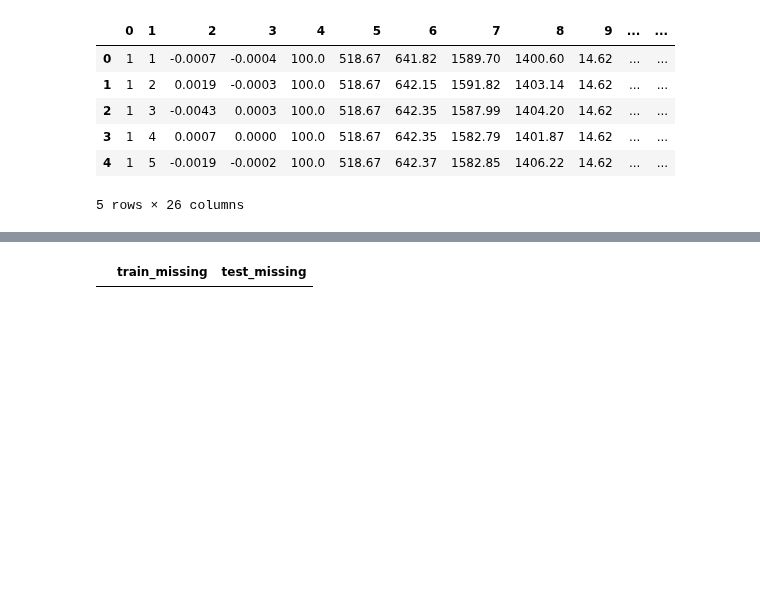
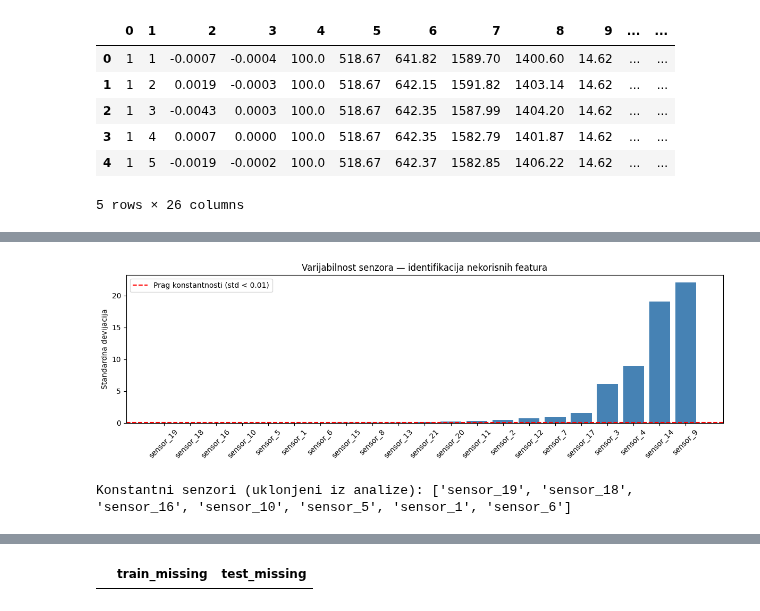
Before and after one commit to mdzafic/uq-predictive-maintenance-framework, a Jupyter notebook: code/uq_predictive_maintenance_framework.ipynb, the cells around one changed output, grey strips where cells are left out. Drawn from its saved outputs; the diff is of its cells as text; code cells hidden in the pictures; blank space fills up the shorter version.

```diff
--- a/code/Završni_rad_(radni_notebook)_–_Muhamed_Džafić.ipynb
+++ b/code/uq_predictive_maintenance_framework.ipynb
@@ -58,0 +127,20 @@ test.columns = columns
+# %%
+# Standardna devijacija svakog senzora u trening setu
+sensor_std = train[sensor_columns].std().sort_values()
+
+plt.figure(figsize=(12, 4))
+colors = ['red' if s < 0.01 else 'steelblue' for s in sensor_std]
+plt.bar(sensor_std.index, sensor_std.values, color=colors)
+plt.axhline(0.01, color='red', linestyle='--', label='Prag konstantnosti (std < 0.01)')
+plt.xticks(rotation=45)
+plt.ylabel('Standardna devijacija')
+plt.title('Varijabilnost senzora — identifikacija nekorisnih featura')
+plt.legend()
+plt.tight_layout()
+plt.show()
+
+constant_sensors = sensor_std[sensor_std < 0.01].index.tolist()
+print(f"Konstantni senzori (uklonjeni iz analize): {constant_sensors}")
+# %% [output]
+[figure, added]
+Konstantni senzori (uklonjeni iz analize): ['sensor_19', 'sensor_18', 'sensor_16', 'sensor_10', 'sensor_5', 'sensor_1', 'sensor_6']
```
Also changed, not shown: parts of 57 cells of this notebook.
